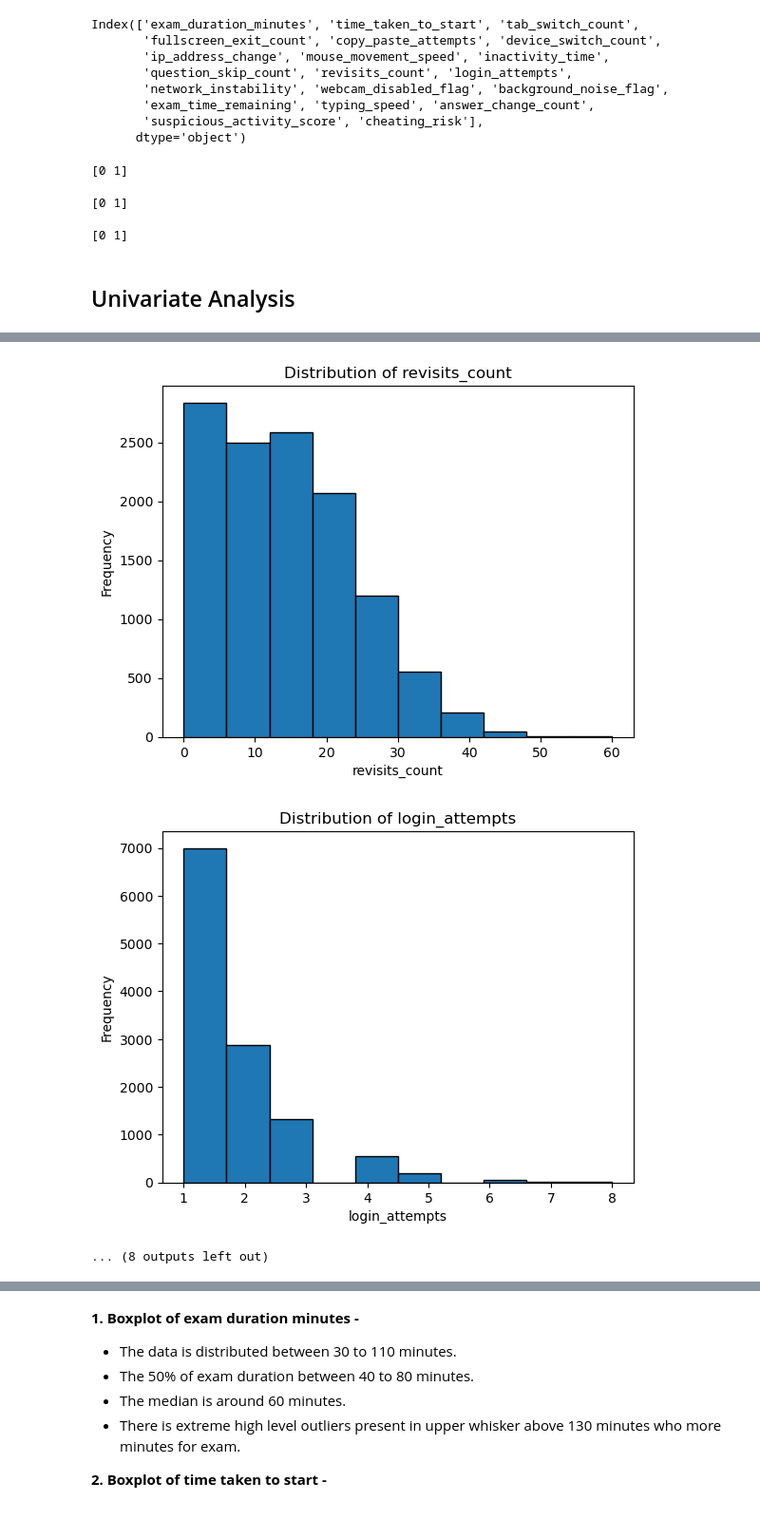
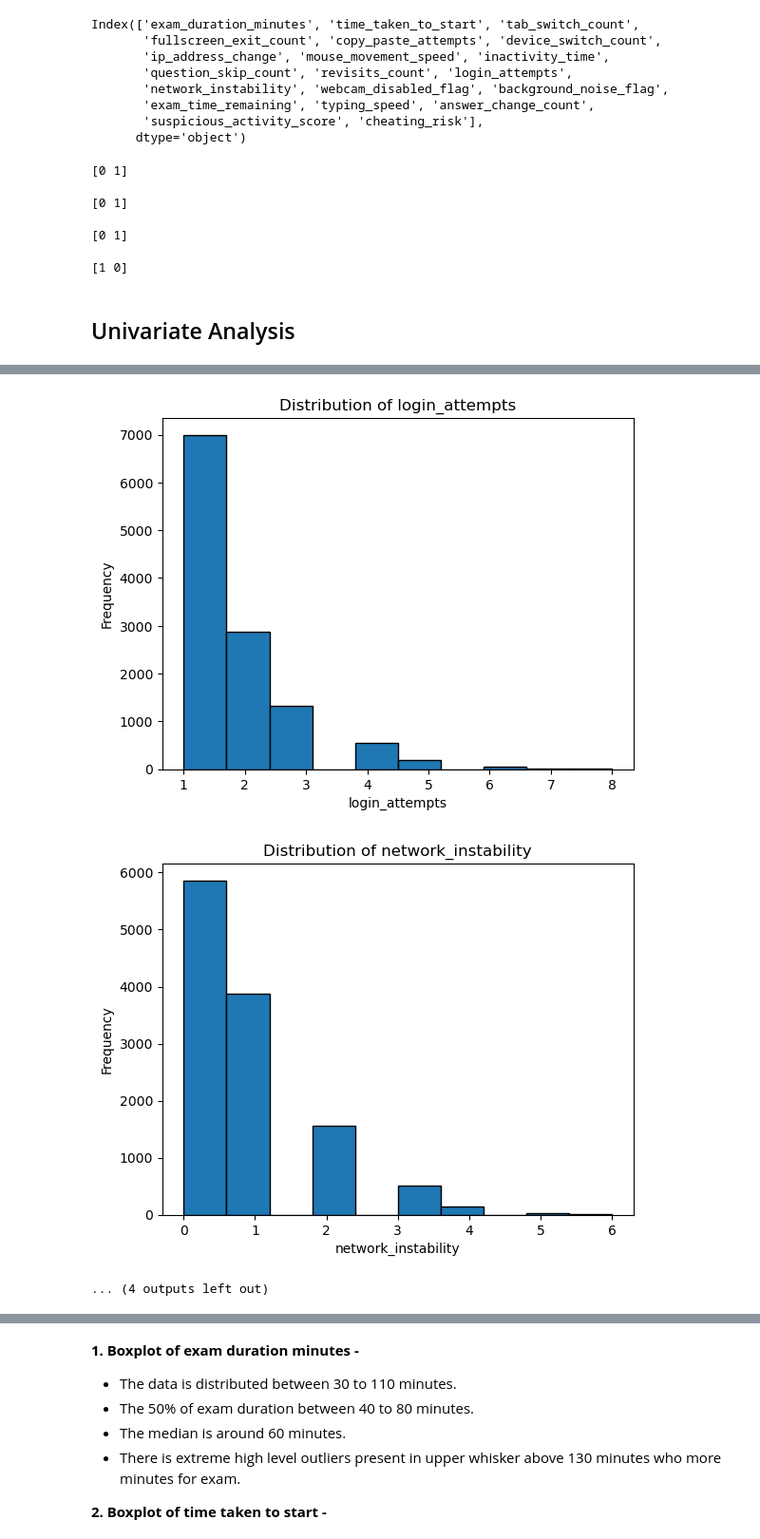
Before and after one commit to harshitakhairnar/Online_Exam_Cheating_Risk_Detection_System, a Jupyter notebook: Online_Exam_Cheating_Risk_Detection_Dataset.ipynb, the cells around one changed output, grey strips where cells are left out. Shown at 95% size. Cells and saved outputs as stored; diff of their text form; code cells hidden in the pictures.

```diff
--- a/Online_Exam_Cheating_Risk_Detection_Dataset.ipynb
+++ b/Online_Exam_Cheating_Risk_Detection_Dataset.ipynb
@@ -296,8 +297,8 @@ Index(['exam_duration_minutes', 'time_taken_to_start', 'tab_switch_count',
        'suspicious_activity_score', 'cheating_risk'],
       dtype='object')
 # %%
-num_col = ['ip_address_change','webcam_disabled_flag','background_noise_flag']
-for col in num_col:
+categorical_col = ['ip_address_change','webcam_disabled_flag','background_noise_flag','cheating_risk']
+for col in categorical_col:
     nunique_num = df[col].unique()
     print(f'{nunique_num}\n')
 # %% [output]
@@ -306,16 +307,18 @@ for col in num_col:
 [0 1]
 
 [0 1]
+
+[1 0]
 # %% [markdown]
 ## Univariate Analysis
 # %%
 numerical_cols = ['exam_duration_minutes', 'time_taken_to_start', 'tab_switch_count',
        'fullscreen_exit_count', 'copy_paste_attempts', 'device_switch_count',
-       'ip_address_change', 'mouse_movement_speed', 'inactivity_time',
+      'mouse_movement_speed', 'inactivity_time',
        'question_skip_count', 'revisits_count', 'login_attempts',
-       'network_instability', 'webcam_disabled_flag', 'background_noise_flag',
+       'network_instability',
        'exam_time_remaining', 'typing_speed', 'answer_change_count',
-       'suspicious_activity_score','cheating_risk']
+       'suspicious_activity_score']
 
 for col in numerical_cols:
     plt.hist(df[col], edgecolor="black")
@@ -337,5 +340,5 @@ for col in numerical_cols:
-[figure, old version]
+[figure, new version]
-[figure, old version]
+[figure, new version]
-... (8 outputs left out)
+... (4 outputs left out)
 # %% [markdown]
 ## Distribution of histogram
```
Also changed, not shown: parts of 45 cells of this notebook.
